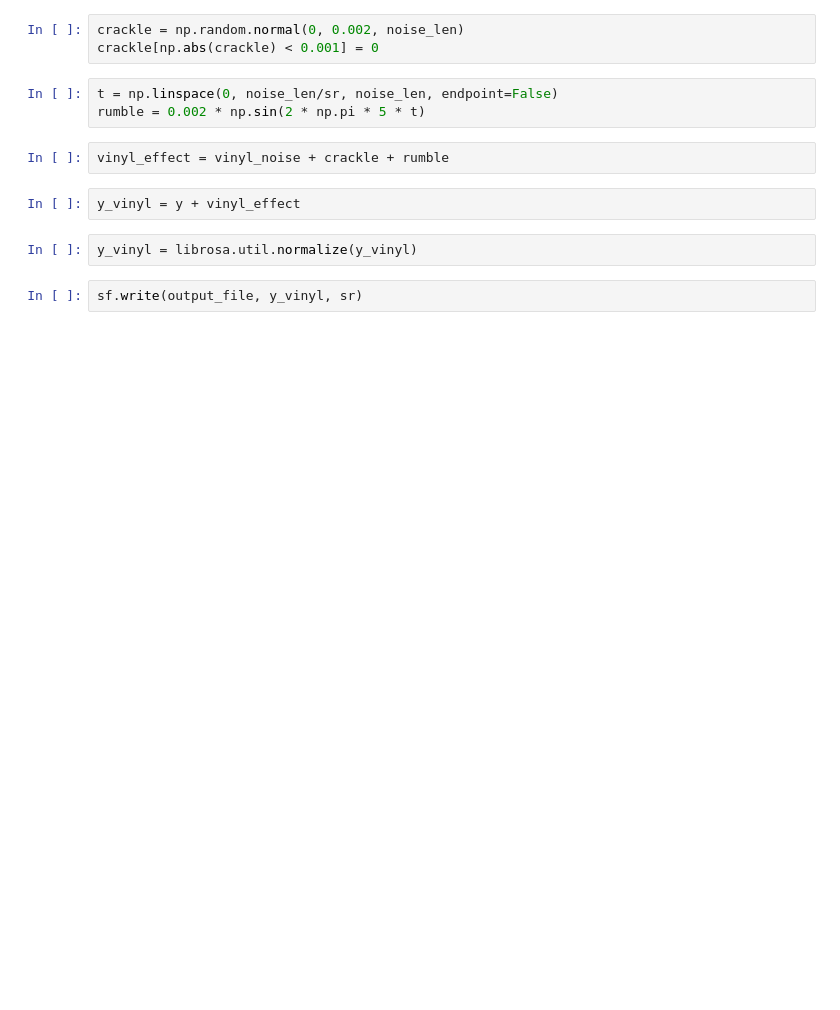
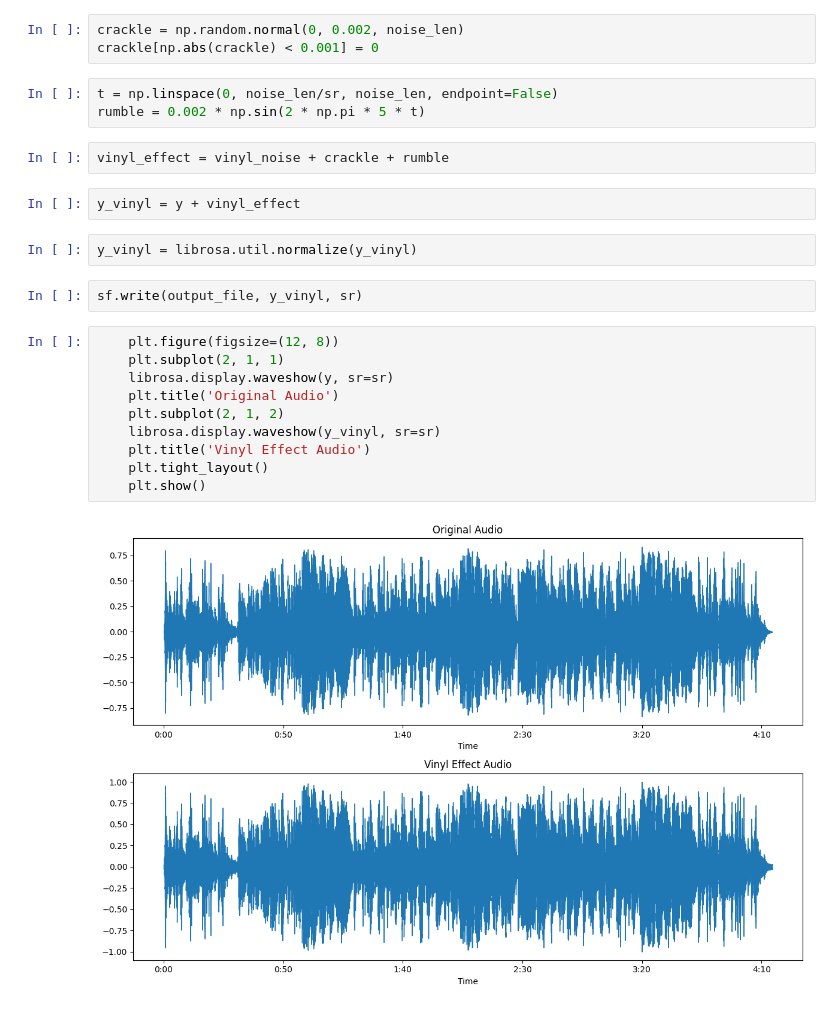
Before and after one commit to ShamalLakshan/AudExp, a Jupyter notebook: Scratcher/scratcher.ipynb, the cells around one changed output. Saved outputs shown, nothing was run; the diff lists cells and outputs as text; blank space fills up the shorter version.

Commit message:
Plotting the graph

```diff
--- a/Scratcher/scratcher.ipynb
+++ b/Scratcher/scratcher.ipynb
@@ -29,3 +29,15 @@ y_vinyl = y + vinyl_effect
 y_vinyl = librosa.util.normalize(y_vinyl)
 # %%
 sf.write(output_file, y_vinyl, sr)
+# %%
+    plt.figure(figsize=(12, 8))
+    plt.subplot(2, 1, 1)
+    librosa.display.waveshow(y, sr=sr)
+    plt.title('Original Audio')
+    plt.subplot(2, 1, 2)
+    librosa.display.waveshow(y_vinyl, sr=sr)
+    plt.title('Vinyl Effect Audio')
+    plt.tight_layout()
+    plt.show()
+# %% [output]
+[figure, added]
```
